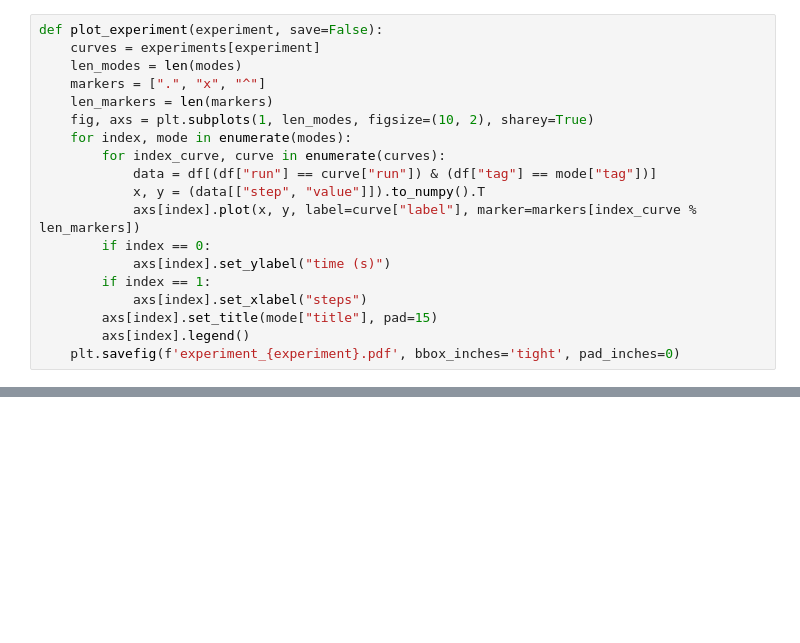
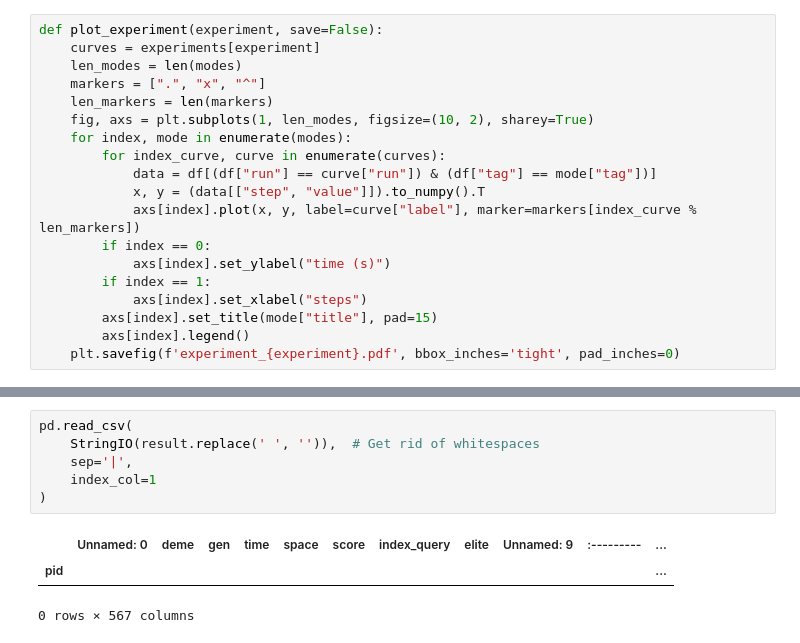
Before and after one commit to joshjo/genix, a Jupyter notebook: notebooks/Results.ipynb, the cells around one changed output, grey strips where cells are left out. Saved outputs shown, nothing was run; the diff lists cells and outputs as text; blank space fills up the shorter version.

Commit message:
add results

```diff
--- a/notebooks/Results.ipynb
+++ b/notebooks/Results.ipynb
@@ -155,0 +173,10 @@ plot_experiment("5", save=True)
+# %%
+pd.read_csv(
+    StringIO(result.replace(' ', '')),  # Get rid of whitespaces
+    sep='|',
+    index_col=1
+)
+# %% [output]
+|  | Unnamed: 0 | deme | gen | time | space | score | index_query | elite | Unnamed: 9 | :--------- | ... |
+| pid |  |  |  |  |  |  |  |  |  |  | ... |
+0 rows × 567 columns
```
Also changed, not shown: parts of 5 cells of this notebook, 11 other files.
